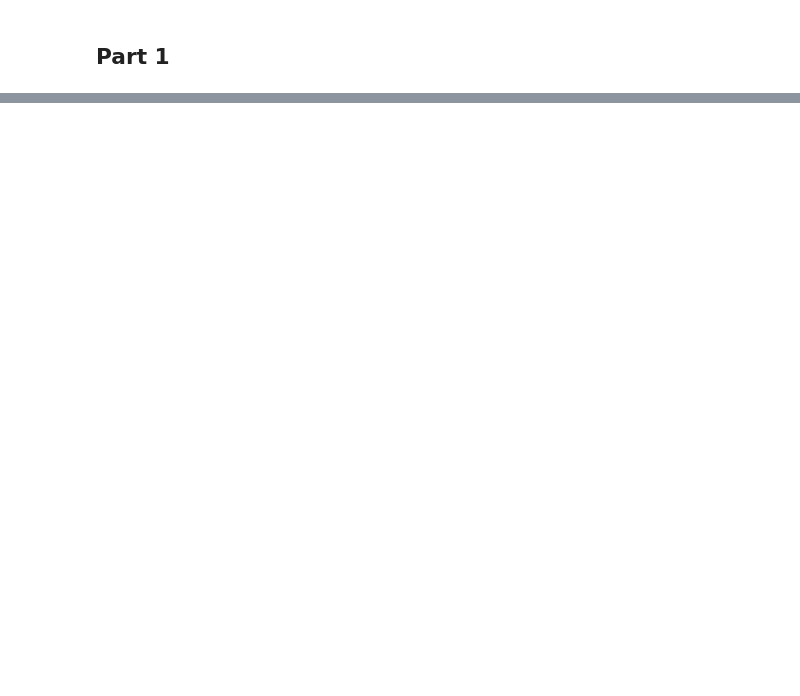
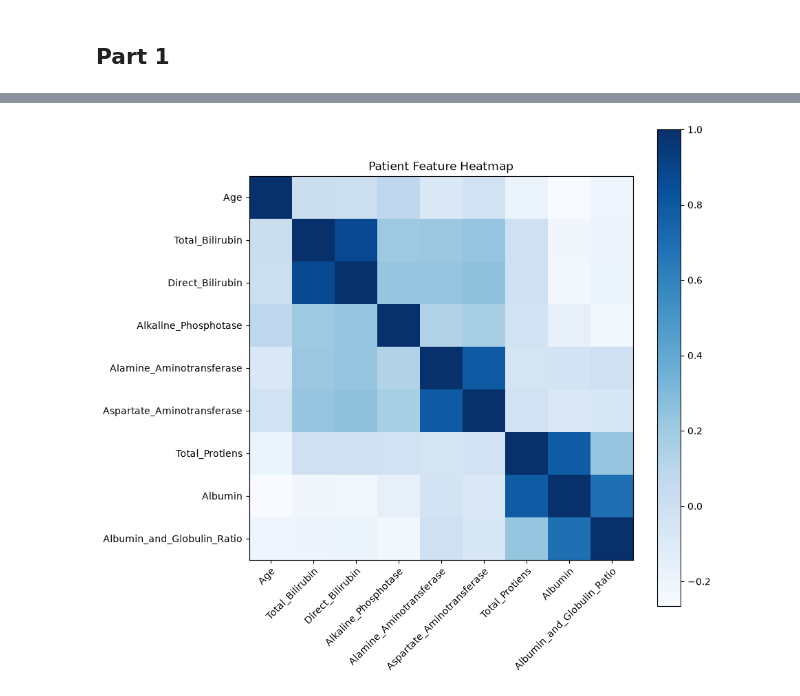
Before and after one commit to fernandezLeonardo/indian-liver-patient-classification, a Jupyter notebook: Fernandez_Leonardo_CA1.ipynb, the cells around one changed output, grey strips where cells are left out. Drawn from its saved outputs; the diff is of its cells as text; code cells hidden in the pictures; blank space fills up the shorter version.

Commit message:
Process anomalies in dataset

```diff
--- a/Fernandez_Leonardo_CA1.ipynb
+++ b/Fernandez_Leonardo_CA1.ipynb
@@ -196,0 +199,14 @@ Alamine_Aminotransferase Outliers:
+# %%
+# Create a heatmap to check correlation between features, I used YouTube and Google's AI overview for syntax/formatting help
+numerical_df = df.drop(['Gender', 'Dataset'], axis=1)
+corr_df = numerical_df.corr()
+
+fig = plt.figure(figsize=(9,9))
+plt.imshow(corr_df, cmap='Blues')
+plt.colorbar()
+plt.xticks(range(9),corr_df.index, rotation=45, ha='right',rotation_mode='anchor')
+plt.yticks(range(9),corr_df.index, ha='right',rotation_mode='anchor')
+plt.title("Patient Feature Heatmap")
+plt.show()
+# %% [output]
+[figure, added]
```
Also changed, not shown: parts of 4 cells of this notebook.
